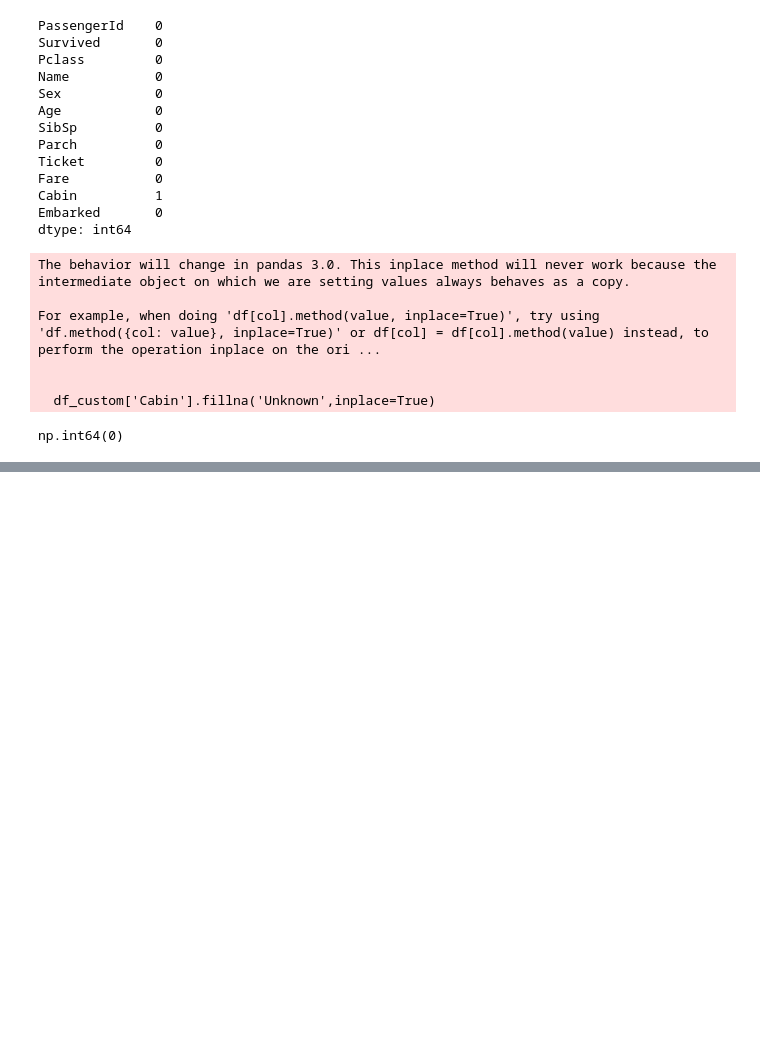
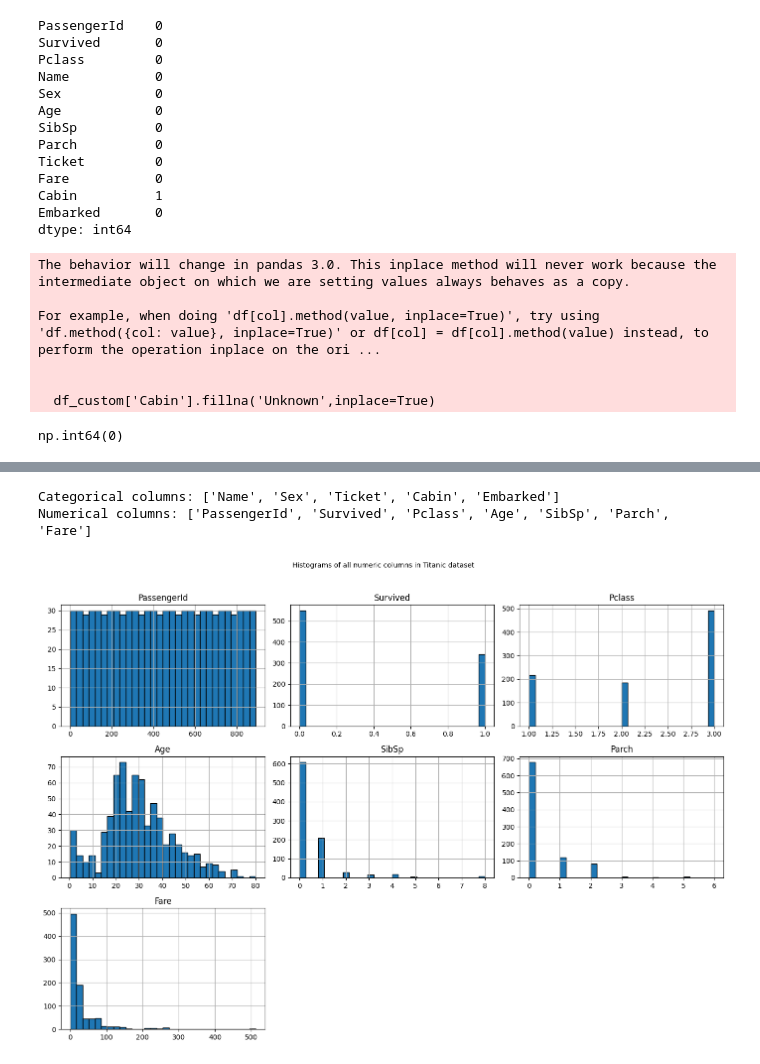
Before and after one commit to saisp2003/Lab, a Jupyter notebook: data.ipynb, the cells around one changed output, grey strips where cells are left out. Cells and saved outputs as stored; diff of their text form; code cells hidden in the pictures; blank space fills up the shorter version.

```diff
--- a/data.ipynb
+++ b/data.ipynb
@@ -116,0 +224,18 @@ np.int64(0)
+# %%
+#categorical columns
+cat_col=df.select_dtypes(include='object')
+print('Categorical columns:',cat_col.columns.tolist())
+
+#Numerical Columns
+num_col=df.select_dtypes(include='number')
+print('Numerical columns:',num_col.columns.tolist())
+# %% [output]
+Categorical columns: ['Name', 'Sex', 'Ticket', 'Cabin', 'Embarked']
+Numerical columns: ['PassengerId', 'Survived', 'Pclass', 'Age', 'SibSp', 'Parch', 'Fare']
+# %%
+num_col.hist(bins=30, figsize=(14,10), edgecolor='black')
+plt.suptitle('Histograms of all numeric columns in Titanic dataset', fontsize=10)
+plt.tight_layout(rect=[0, 0, 1, 0.96])
+plt.show()
+# %% [output]
+[figure, added]
```
Also changed, not shown: parts of 24 cells of this notebook, 4 other files.
